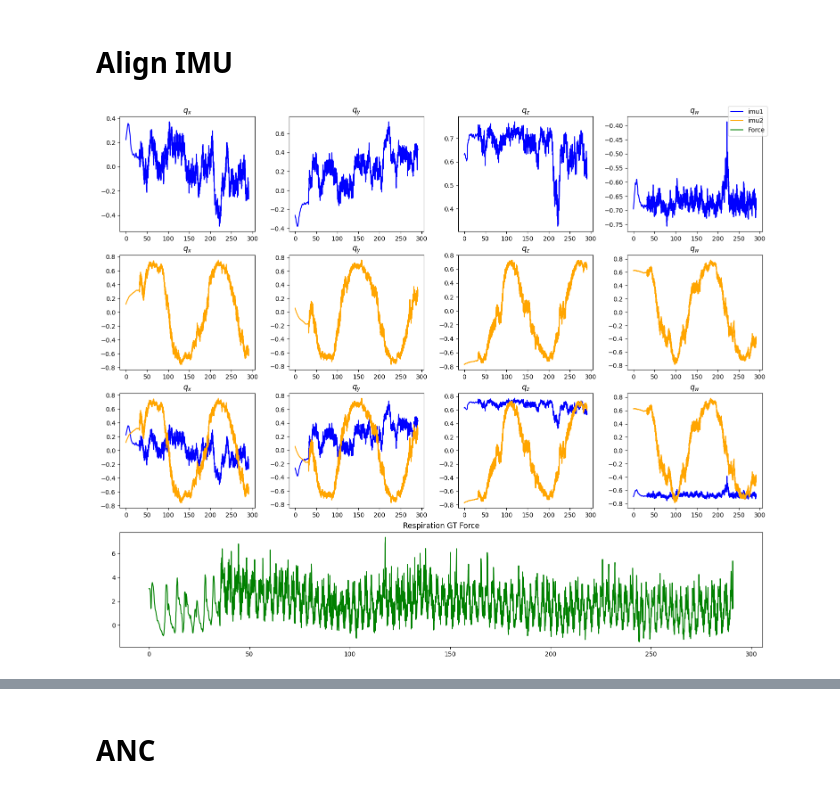
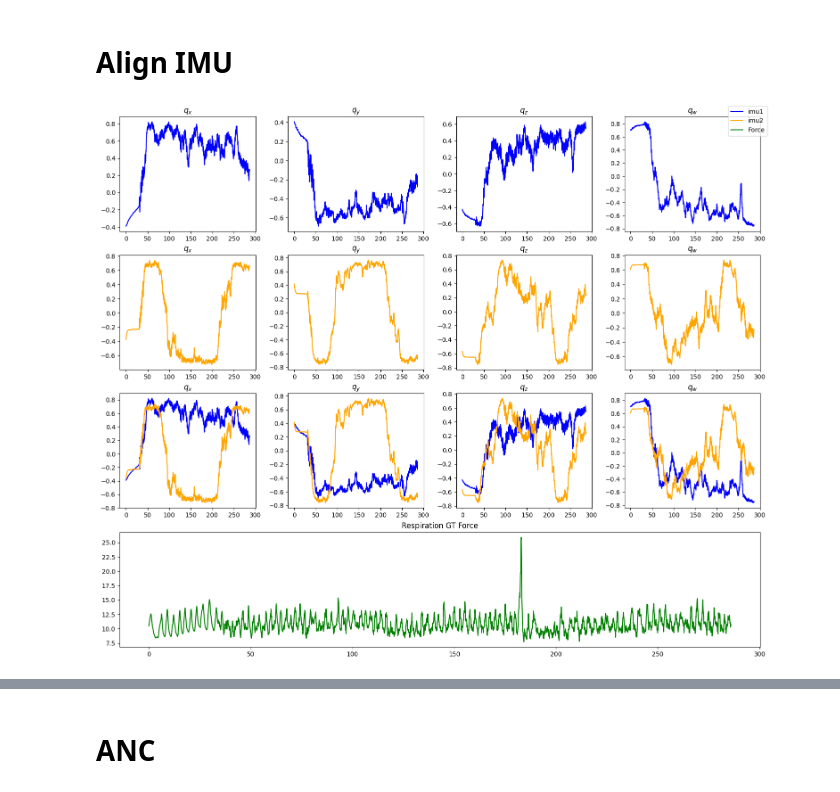
Before and after one commit to Yang-Yun-Yeh/RR-HR, a Jupyter notebook: whole_process_parameter_test.ipynb, the cells around one changed output, grey strips where cells are left out. Cells and saved outputs as stored; diff of their text form; code cells hidden in the pictures.

```diff
--- a/whole_process_parameter_test.ipynb
+++ b/whole_process_parameter_test.ipynb
@@ -15,38 +15,41 @@ fs = 10
 start_pt, end_pt = 0, -1
 still_pt = 300 # 500
 
-action_name = "run_stand_5"
+# action_name = "run_stand_5"
 # sit_3, stand_3, walk_stand_3, run_stand_3
 # sit_5, stand_5, walk_stand_5, run_stand_5, mix_3
-file_path = f'./data/hamham/test/{action_name}.csv'
+# file_path = f'./data/hamham/test/{action_name}.csv'
+
+action_name = "walk_stand_0407_0858" # sit_0407_0746, stand_0407_0816, walk_stand_0407_0852, walk_stand_0407_0858
+file_path = f'./data/2P/test/{action_name}.csv'
 
 
 data = pd.read_csv(file_path)
 data.columns = [
     "Timestamp",
     "imu1_q_x",
     "imu1_q_y",
     "imu1_q_z",
     "imu1_q_w",
     "imu2_q_x",
     "imu2_q_y",
     "imu2_q_z",
     "imu2_q_w",
     "Force",
     "RR",
 ]
 sensor_names=['imu1','imu2']
 cols = ['q_x', 'q_y', 'q_z', 'q_w']
 data = data.iloc[start_pt:end_pt]
 
 data = align_delay(data, delay=10)
 data["Timestamp"] = pd.to_datetime(data["Timestamp"])
 data = data.set_index("Timestamp")
 
 draw_imu_curve(data, overlap=True, show_gt=True)
 # draw_imu_curve(data, overlap=True, show_gt=False)
 # %% [output]
-[figure, old version]
+[figure, new version]
 # %%
 euler_axes = ['u', 'v', 'w']
 euler_angles = {}
```
Also changed, not shown: parts of 5 cells of this notebook, 6 other files.
